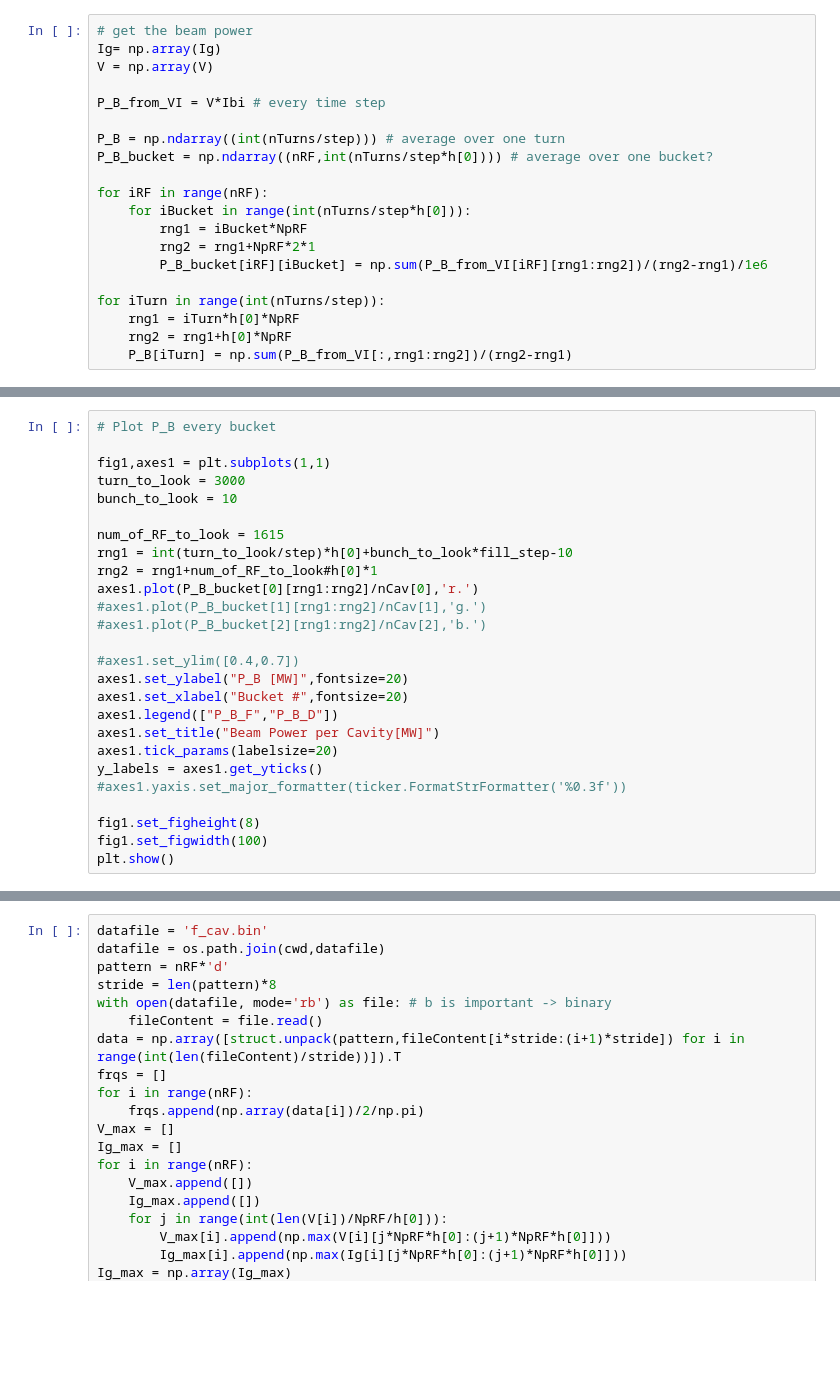
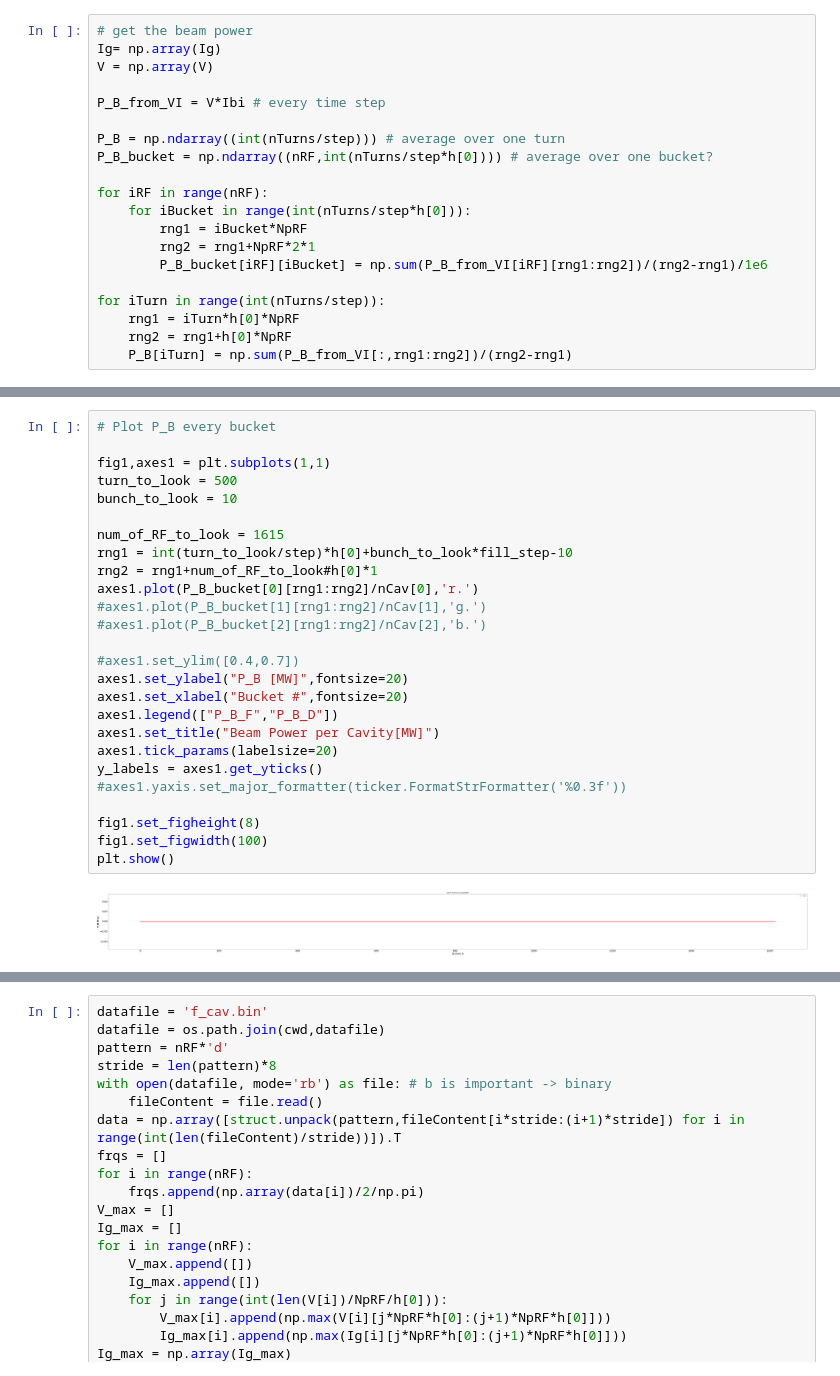
Before and after one commit to tianmux/APES, a Jupyter notebook: run_scripts/View_ver2.ipynb, the cells around one changed output, grey strips where cells are left out. Drawn from its saved outputs; the diff is of its cells as text; blank space fills up the shorter version.

```diff
--- a/run_scripts/View_ver2.ipynb
+++ b/run_scripts/View_ver2.ipynb
@@ -281,29 +287,31 @@ plt.show()
 # %%
 # Plot P_B every bucket
 
 fig1,axes1 = plt.subplots(1,1)
-turn_to_look = 3000
+turn_to_look = 500
 bunch_to_look = 10
 
 num_of_RF_to_look = 1615
 rng1 = int(turn_to_look/step)*h[0]+bunch_to_look*fill_step-10
 rng2 = rng1+num_of_RF_to_look#h[0]*1
 axes1.plot(P_B_bucket[0][rng1:rng2]/nCav[0],'r.')
 #axes1.plot(P_B_bucket[1][rng1:rng2]/nCav[1],'g.')
 #axes1.plot(P_B_bucket[2][rng1:rng2]/nCav[2],'b.')
 
 #axes1.set_ylim([0.4,0.7])
 axes1.set_ylabel("P_B [MW]",fontsize=20)
 axes1.set_xlabel("Bucket #",fontsize=20)
 axes1.legend(["P_B_F","P_B_D"])
 axes1.set_title("Beam Power per Cavity[MW]")
 axes1.tick_params(labelsize=20)
 y_labels = axes1.get_yticks()
 #axes1.yaxis.set_major_formatter(ticker.FormatStrFormatter('%0.3f'))
 
 fig1.set_figheight(8)
 fig1.set_figwidth(100)
 plt.show()
+# %% [output]
+[figure, added]
 # %%
 #plot P_B every turn
 fig1,axes1 = plt.subplots(1,1)
```
Also changed, not shown: parts of 27 cells of this notebook, 20 other files.
